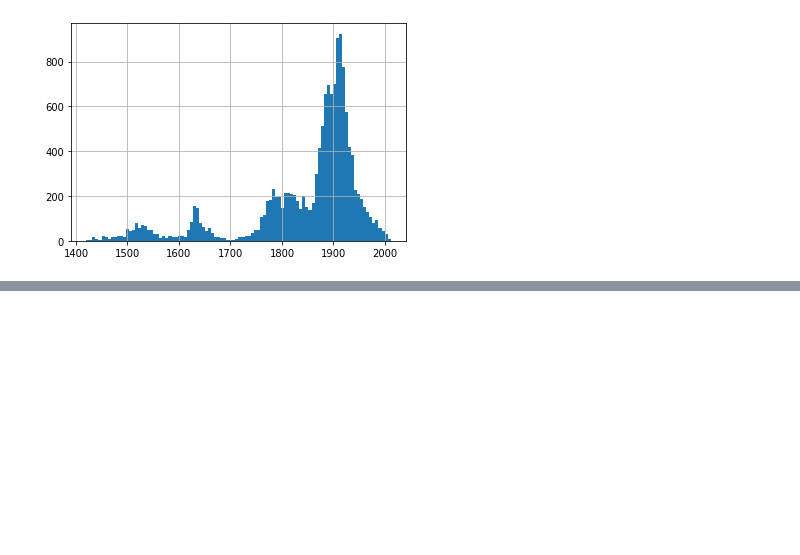
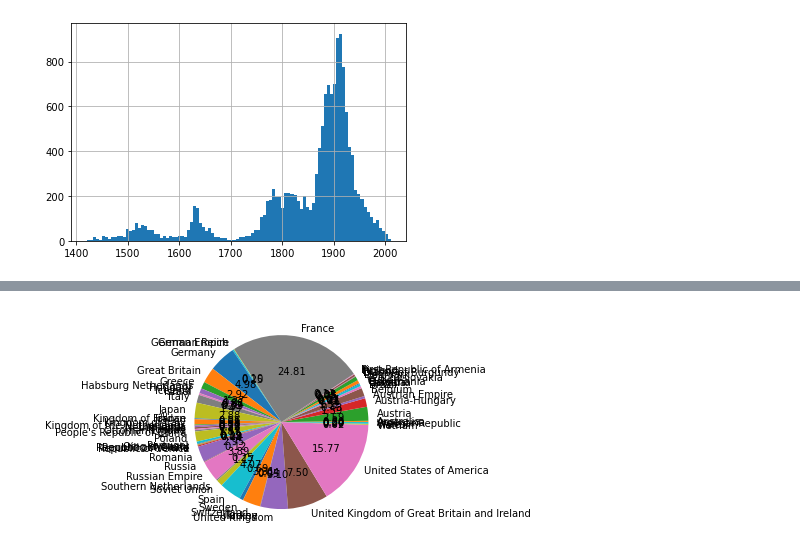
Before and after one commit to dddpt/history-digital-objects-symbolic, a Jupyter notebook: scripts/s0_dataset_exploration/dataset_exploration.ipynb, the cells around one changed output, grey strips where cells are left out. Cells and saved outputs as stored; diff of their text form; code cells hidden in the pictures; blank space fills up the shorter version.

```diff
--- a/scripts/s0_dataset_exploration/dataset_exploration.ipynb
+++ b/scripts/s0_dataset_exploration/dataset_exploration.ipynb
@@ -105,0 +125,12 @@ portraits.to_csv(portraits_csv)
+# %%
+import os
+path = "../../data/painter_nationality"
+nationality = pd.DataFrame()
+for filename in os.listdir(path):
+    f = os.path.join(path, filename)
+    # checking if it is a file
+    if os.path.isfile(f):
+        print(filename)
+    if f.endswith(".json"):
+        df = pd.read_json(f)
+        nationality = pd.concat([nationality, df])
@@ -105,0 +155,18 @@ portraits.to_csv(portraits_csv)
+# %%
+import unicodedata
+
+def strip_accents(text):
+    try:
+        text = unicode(text, 'utf-8')
+    except NameError: # unicode is a default on python 3
+        pass
+
+    text = unicodedata.normalize('NFD', text)\
+           .encode('ascii', 'ignore')\
+           .decode("utf-8")
+
+    return str(text)
+# %%
+nationality = nationality.rename(columns={"painterLabel": "artist", "countryLabel": "nationality"})
+nationality["artist"] = nationality["artist"].apply(strip_accents)
+nationality.head()
@@ -105,0 +180,6 @@ portraits.to_csv(portraits_csv)
+# %%
+portraits = portraits.merge(nationality, on='artist', how='left')
+# %%
+portraits.groupby('nationality').size().plot(kind='pie', autopct='%.2f');
+# %% [output]
+[figure, added]
```
Also changed, not shown: parts of 9 cells of this notebook.
